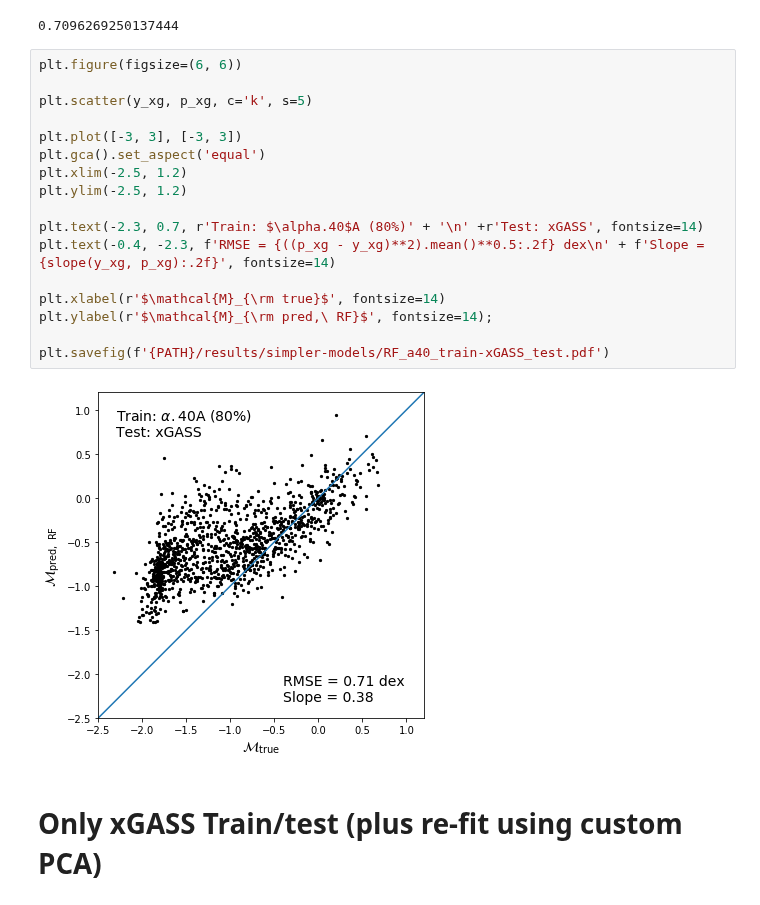
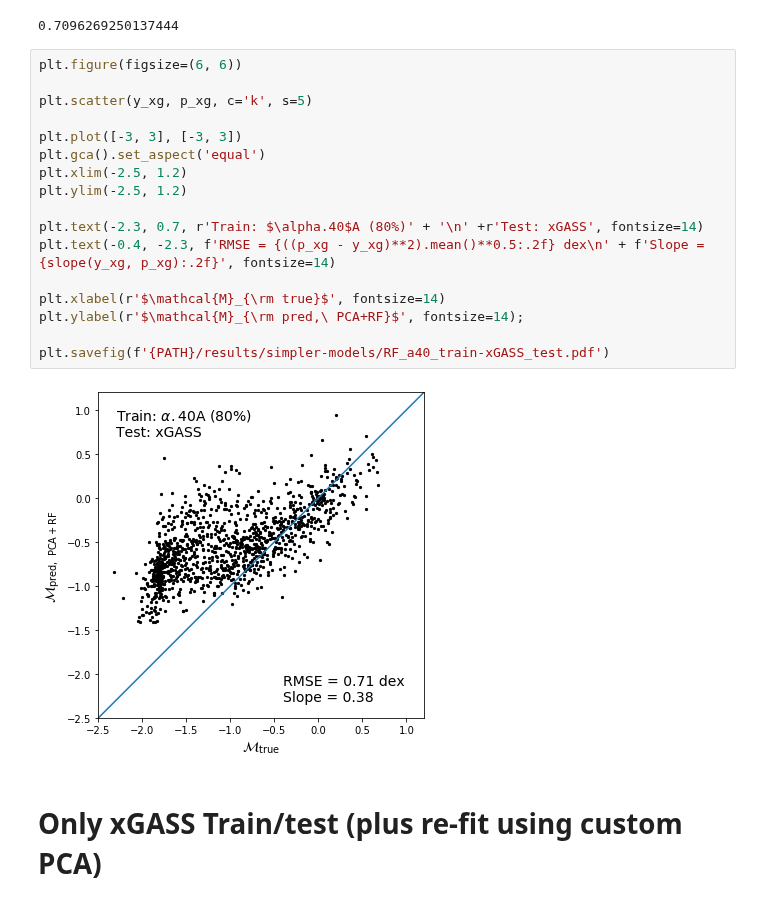
Before and after one commit to jwuphysics/HI-convnets, a Jupyter notebook: notebook/updates/02. Training simple models.ipynb, the cells around one changed output. Saved outputs shown, nothing was run; the diff lists cells and outputs as text.

```diff
--- a/notebook/updates/02. Training simple models.ipynb
+++ b/notebook/updates/02. Training simple models.ipynb
@@ -135,22 +135,22 @@ rmse
 # %%
 plt.figure(figsize=(6, 6))
 
 plt.scatter(y_xg, p_xg, c='k', s=5)
 
 plt.plot([-3, 3], [-3, 3])
 plt.gca().set_aspect('equal')
 plt.xlim(-2.5, 1.2)
 plt.ylim(-2.5, 1.2)
 
 plt.text(-2.3, 0.7, r'Train: $\alpha.40$A (80%)' + '\n' +r'Test: xGASS', fontsize=14)
 plt.text(-0.4, -2.3, f'RMSE = {((p_xg - y_xg)**2).mean()**0.5:.2f} dex\n' + f'Slope = {slope(y_xg, p_xg):.2f}', fontsize=14)
 
 plt.xlabel(r'$\mathcal{M}_{\rm true}$', fontsize=14)
-plt.ylabel(r'$\mathcal{M}_{\rm pred,\ RF}$', fontsize=14);
+plt.ylabel(r'$\mathcal{M}_{\rm pred,\ PCA+RF}$', fontsize=14);
 
 plt.savefig(f'{PATH}/results/simpler-models/RF_a40_train-xGASS_test.pdf')
 # %% [output]
-[figure, old version]
+[figure, new version]
 # %% [markdown]
 # Only xGASS Train/test (plus re-fit using custom PCA)
 # %%
```
Also changed, not shown: parts of 25 cells of this notebook, 2 other files.
